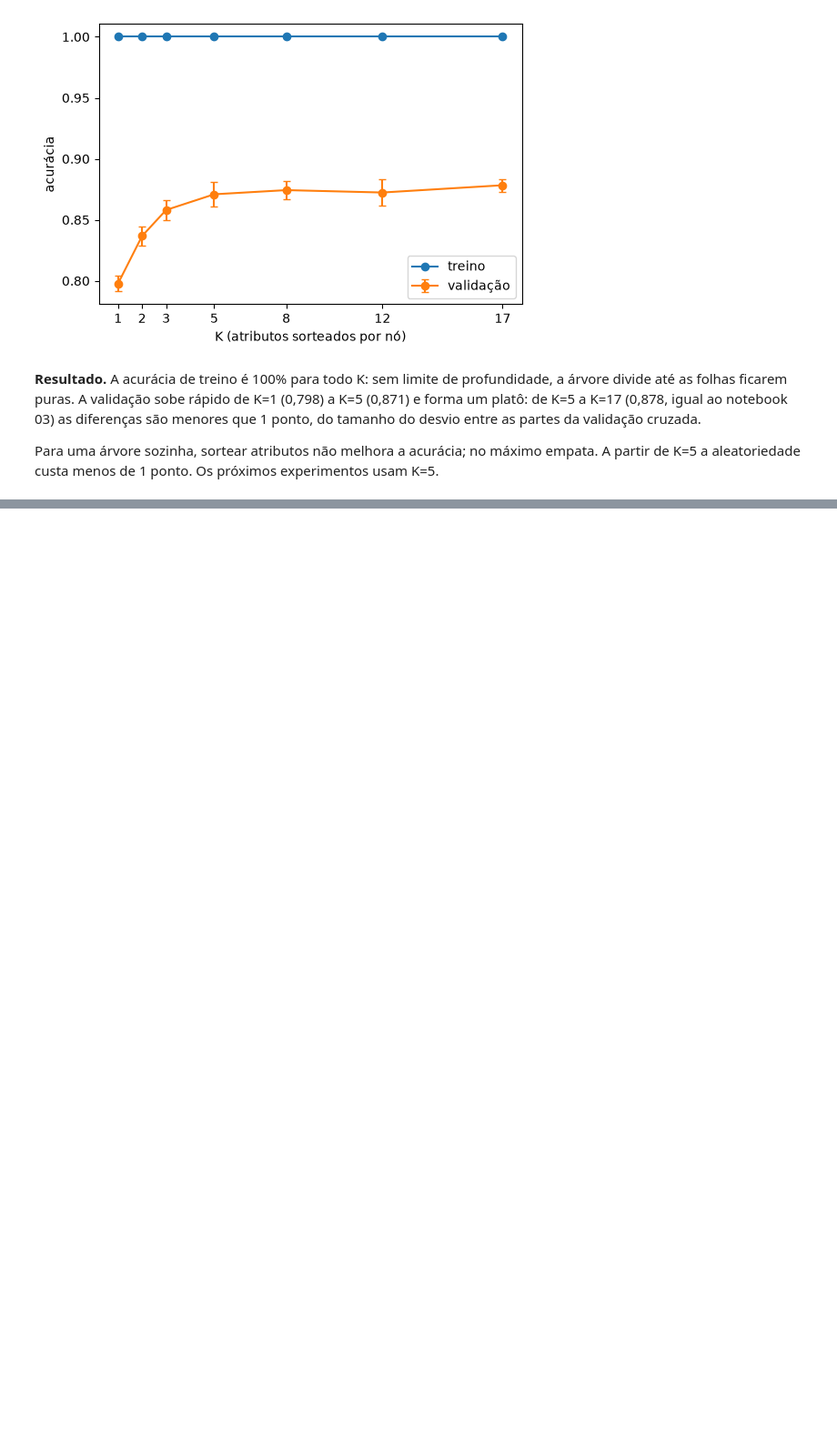
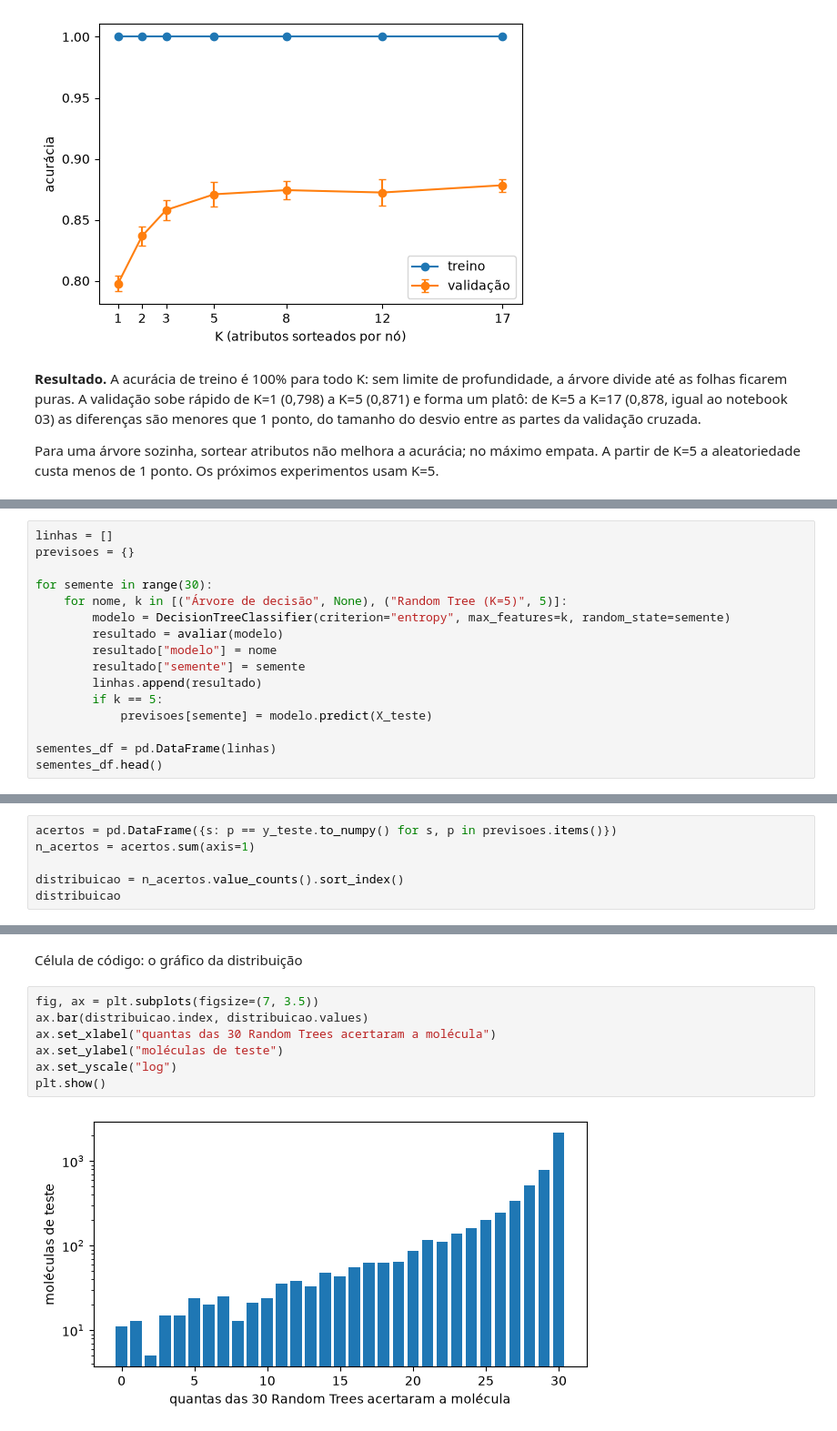
Before and after one commit to pumba-dev/machine-learning-practice, a Jupyter notebook: notebooks/04_random_tree.ipynb, the cells around one changed output, grey strips where cells are left out. Shown at 91% size. Saved outputs shown, nothing was run; the diff lists cells and outputs as text; blank space fills up the shorter version.

Commit message:
Adiciona experimento de instabilidade da Random Tree com 30 sementes

```diff
--- a/notebooks/04_random_tree.ipynb
+++ b/notebooks/04_random_tree.ipynb
@@ -136,0 +143,16 @@ Para uma árvore sozinha, sortear atributos não melhora a acurácia; no máximo
+# %%
+linhas = []
+previsoes = {}
+
+for semente in range(30):
+    for nome, k in [("Árvore de decisão", None), ("Random Tree (K=5)", 5)]:
+        modelo = DecisionTreeClassifier(criterion="entropy", max_features=k, random_state=semente)
+        resultado = avaliar(modelo)
+        resultado["modelo"] = nome
+        resultado["semente"] = semente
+        linhas.append(resultado)
+        if k == 5:
+            previsoes[semente] = modelo.predict(X_teste)
+
+sementes_df = pd.DataFrame(linhas)
+sementes_df.head()
@@ -136,0 +193,6 @@ Para uma árvore sozinha, sortear atributos não melhora a acurácia; no máximo
+# %%
+acertos = pd.DataFrame({s: p == y_teste.to_numpy() for s, p in previsoes.items()})
+n_acertos = acertos.sum(axis=1)
+
+distribuicao = n_acertos.value_counts().sort_index()
+distribuicao
@@ -136,0 +217,11 @@ Para uma árvore sozinha, sortear atributos não melhora a acurácia; no máximo
+# %% [markdown]
+Célula de código: o gráfico da distribuição
+# %%
+fig, ax = plt.subplots(figsize=(7, 3.5))
+ax.bar(distribuicao.index, distribuicao.values)
+ax.set_xlabel("quantas das 30 Random Trees acertaram a molécula")
+ax.set_ylabel("moléculas de teste")
+ax.set_yscale("log")
+plt.show()
+# %% [output]
+[figure, added]
```
Also changed, not shown: parts of 8 cells of this notebook.
